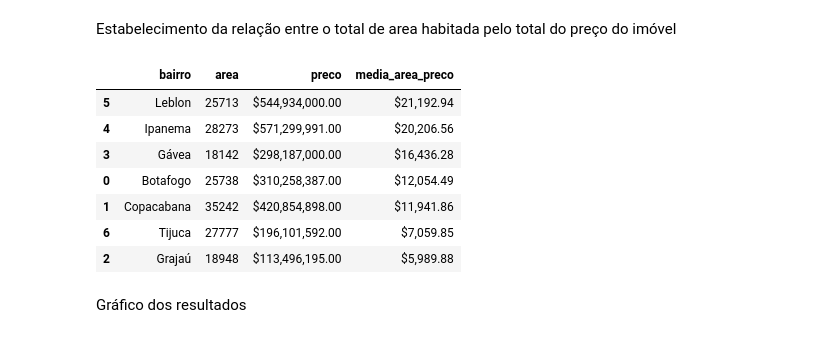
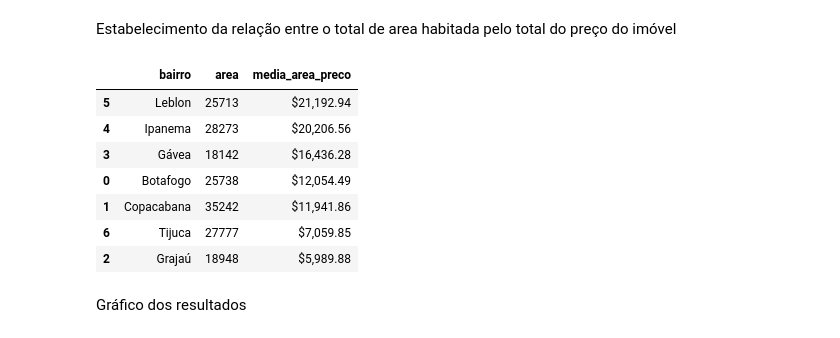
Before and after one commit to GaboRamalho/Data-Science, a Jupyter notebook: AV2/imobRJ.ipynb, the cells around one changed output. Saved outputs shown, nothing was run; the diff lists cells and outputs as text; code cells hidden in the pictures.

```diff
--- a/AV2/imobRJ.ipynb
+++ b/AV2/imobRJ.ipynb
@@ -272,23 +283,23 @@ plt.show()
 Estabelecimento da relação entre o total de area habitada pelo total do preço do imóvel
 # %%
 # Calcular a média relacionando a soma de 'area' e 'preco'
-soma_area_preco_por_bairro['media_area_preco'] = soma_preco_por_bairro['preco'] / soma_area_por_bairro['area']
+soma_area_por_bairro['media_area_preco'] = soma_preco_por_bairro['preco'] / soma_area_por_bairro['area']
 
 # Organização da ordem
-soma_area_preco_por_bairro = soma_area_preco_por_bairro.sort_values(by='media_area_preco', ascending=False)
+soma_area_preco_por_bairro = soma_area_por_bairro.sort_values(by='media_area_preco', ascending=False)
 soma_area_preco_por_bairro['media_area_preco'] = soma_area_preco_por_bairro['media_area_preco'].map('${:,.2f}'.format)
 
 # Exibir o resultado
 soma_area_preco_por_bairro
 # %% [output]
-|  | bairro | area | preco | media_area_preco |
-| 5 | Leblon | 25713 | $544,934,000.00 | $21,192.94 |
-| 4 | Ipanema | 28273 | $571,299,991.00 | $20,206.56 |
-| 3 | Gávea | 18142 | $298,187,000.00 | $16,436.28 |
-| 0 | Botafogo | 25738 | $310,258,387.00 | $12,054.49 |
-| 1 | Copacabana | 35242 | $420,854,898.00 | $11,941.86 |
-| 6 | Tijuca | 27777 | $196,101,592.00 | $7,059.85 |
-| 2 | Grajaú | 18948 | $113,496,195.00 | $5,989.88 |
+|  | bairro | area | media_area_preco |
+| 5 | Leblon | 25713 | $21,192.94 |
+| 4 | Ipanema | 28273 | $20,206.56 |
+| 3 | Gávea | 18142 | $16,436.28 |
+| 0 | Botafogo | 25738 | $12,054.49 |
+| 1 | Copacabana | 35242 | $11,941.86 |
+| 6 | Tijuca | 27777 | $7,059.85 |
+| 2 | Grajaú | 18948 | $5,989.88 |
 # %% [markdown]
 Gráfico dos resultados
 # %%
```
Also changed, not shown: parts of 16 cells of this notebook.
